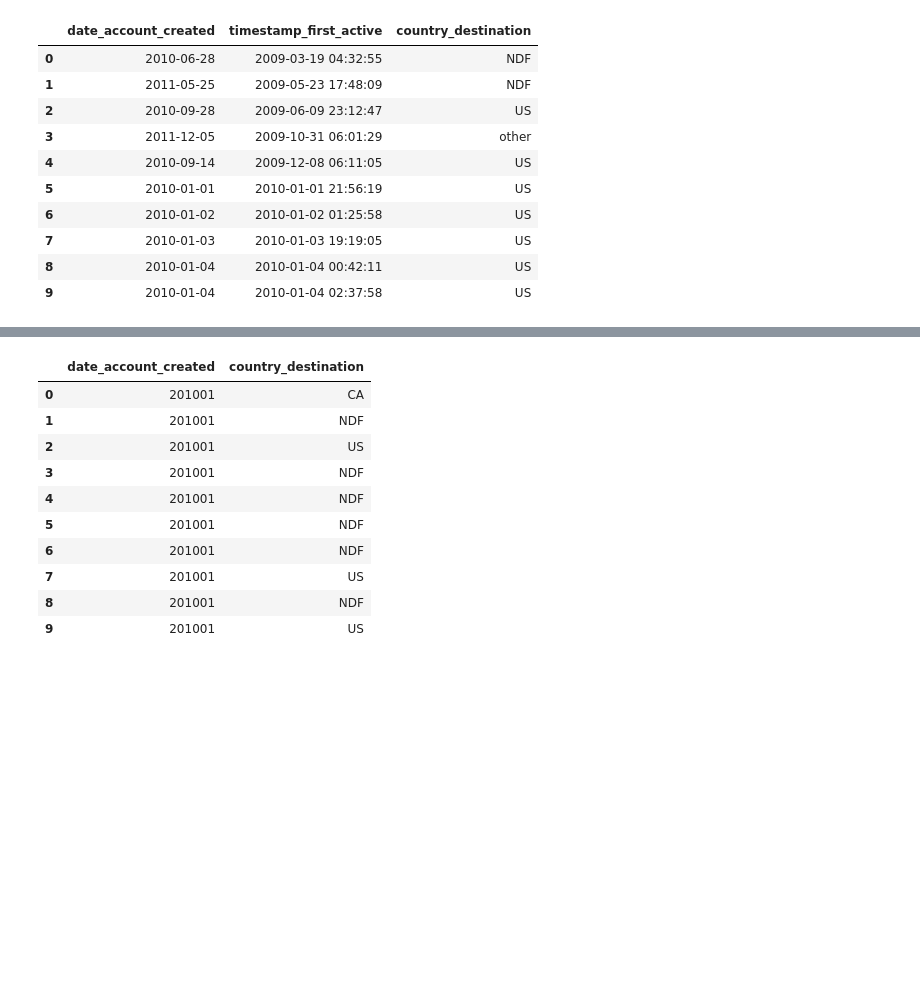
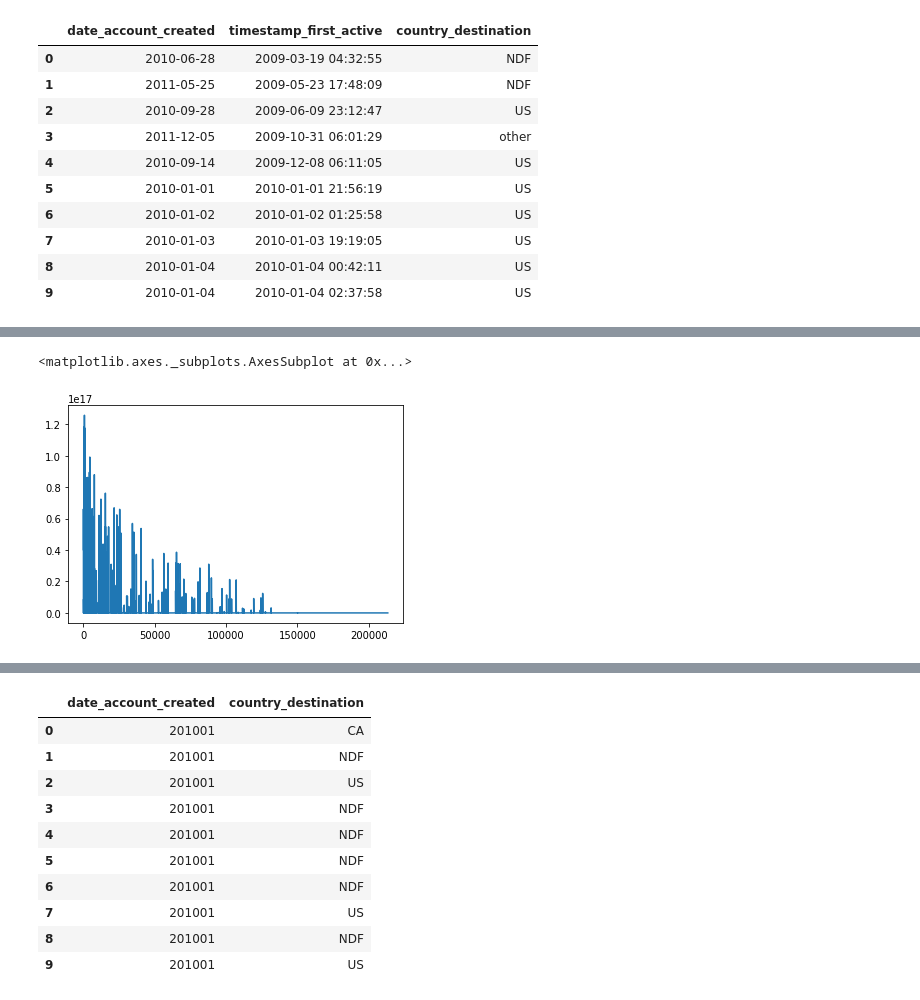
Before and after one commit to khanhduyn/coderschool_ml_jul18, a Jupyter notebook: kaggle/airbnb/kaggle_airbnb.ipynb, the cells around one changed output, grey strips where cells are left out. Drawn from its saved outputs; the diff is of its cells as text; code cells hidden in the pictures; blank space fills up the shorter version.

```diff
--- a/kaggle/airbnb/kaggle_airbnb.ipynb
+++ b/kaggle/airbnb/kaggle_airbnb.ipynb
@@ -191,0 +220,5 @@ raw_user_datetime.head(10)
+# %%
+raw_user_datetime.delta_time.plot()
+# %% [output]
+<matplotlib.axes._subplots.AxesSubplot at 0x...>
+[figure, added]
```
Also changed, not shown: parts of 10 cells of this notebook.
